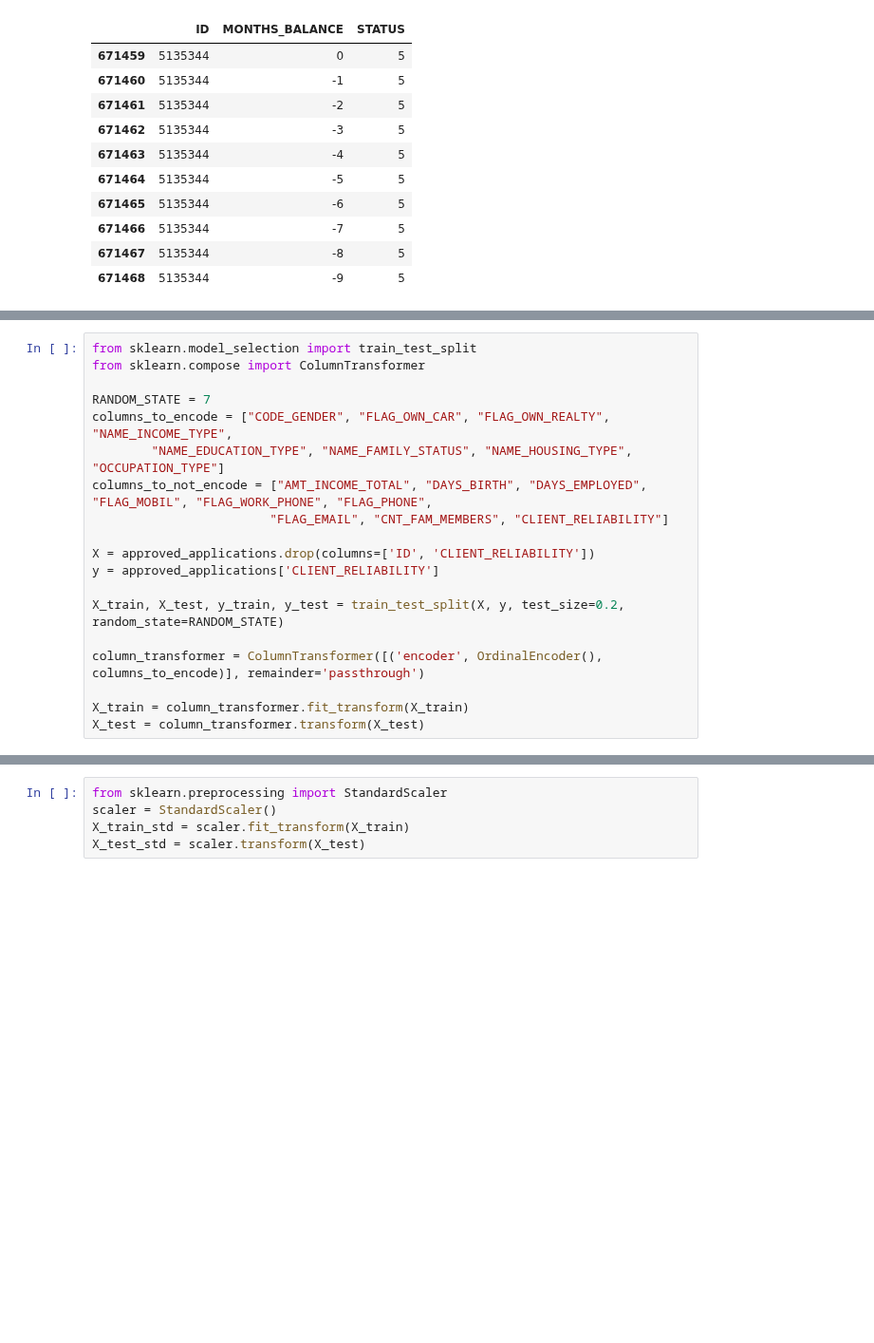
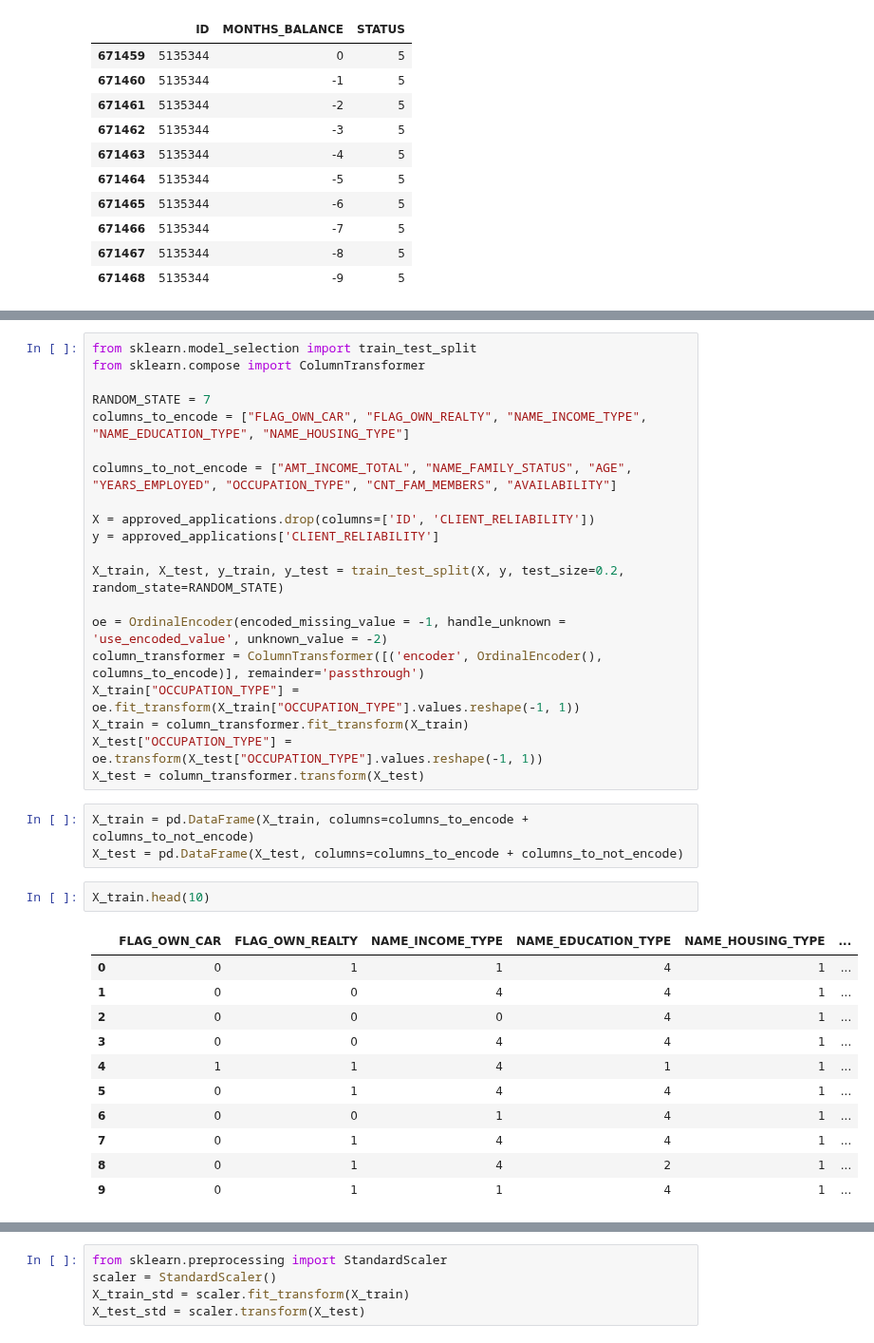
Before and after one commit to EnricoMiche1210760/prediction-of-creditworthiness-for-credit-card-issuance, a Jupyter notebook: main.ipynb, the cells around one changed output, grey strips where cells are left out. Shown at 95% size. Saved outputs shown, nothing was run; the diff lists cells and outputs as text; blank space fills up the shorter version.

```diff
--- a/main.ipynb
+++ b/main.ipynb
@@ -342,18 +424,36 @@ from sklearn.model_selection import train_test_split
 from sklearn.compose import ColumnTransformer
 
 RANDOM_STATE = 7
-columns_to_encode = ["CODE_GENDER", "FLAG_OWN_CAR", "FLAG_OWN_REALTY", "NAME_INCOME_TYPE",
-        "NAME_EDUCATION_TYPE", "NAME_FAMILY_STATUS", "NAME_HOUSING_TYPE", "OCCUPATION_TYPE"]
-columns_to_not_encode = ["AMT_INCOME_TOTAL", "DAYS_BIRTH", "DAYS_EMPLOYED", "FLAG_MOBIL", "FLAG_WORK_PHONE", "FLAG_PHONE",
-                        "FLAG_EMAIL", "CNT_FAM_MEMBERS", "CLIENT_RELIABILITY"]
+columns_to_encode = ["FLAG_OWN_CAR", "FLAG_OWN_REALTY", "NAME_INCOME_TYPE", "NAME_EDUCATION_TYPE", "NAME_HOUSING_TYPE"]
+
+columns_to_not_encode = ["AMT_INCOME_TOTAL", "NAME_FAMILY_STATUS", "AGE", "YEARS_EMPLOYED", "OCCUPATION_TYPE", "CNT_FAM_MEMBERS", "AVAILABILITY"]
 
 X = approved_applications.drop(columns=['ID', 'CLIENT_RELIABILITY'])
 y = approved_applications['CLIENT_RELIABILITY']
 
 X_train, X_test, y_train, y_test = train_test_split(X, y, test_size=0.2, random_state=RANDOM_STATE)
 
+oe = OrdinalEncoder(encoded_missing_value = -1, handle_unknown = 'use_encoded_value', unknown_value = -2)
 column_transformer = ColumnTransformer([('encoder', OrdinalEncoder(), columns_to_encode)], remainder='passthrough')
-
+X_train["OCCUPATION_TYPE"] = oe.fit_transform(X_train["OCCUPATION_TYPE"].values.reshape(-1, 1))
 X_train = column_transformer.fit_transform(X_train)
+X_test["OCCUPATION_TYPE"] = oe.transform(X_test["OCCUPATION_TYPE"].values.reshape(-1, 1))
 X_test = column_transformer.transform(X_test)
+# %%
+X_train = pd.DataFrame(X_train, columns=columns_to_encode + columns_to_not_encode)
+X_test = pd.DataFrame(X_test, columns=columns_to_encode + columns_to_not_encode)
+# %%
+X_train.head(10)
+# %% [output]
+|  | FLAG_OWN_CAR | FLAG_OWN_REALTY | NAME_INCOME_TYPE | NAME_EDUCATION_TYPE | NAME_HOUSING_TYPE | ... |
+| 0 | 0 | 1 | 1 | 4 | 1 | ... |
+| 1 | 0 | 0 | 4 | 4 | 1 | ... |
+| 2 | 0 | 0 | 0 | 4 | 1 | ... |
+| 3 | 0 | 0 | 4 | 4 | 1 | ... |
+| 4 | 1 | 1 | 4 | 1 | 1 | ... |
+| 5 | 0 | 1 | 4 | 4 | 1 | ... |
+| 6 | 0 | 0 | 1 | 4 | 1 | ... |
+| 7 | 0 | 1 | 4 | 4 | 1 | ... |
+| 8 | 0 | 1 | 4 | 2 | 1 | ... |
+| 9 | 0 | 1 | 1 | 4 | 1 | ... |
 # %%
```
Also changed, not shown: parts of 14 cells of this notebook.
